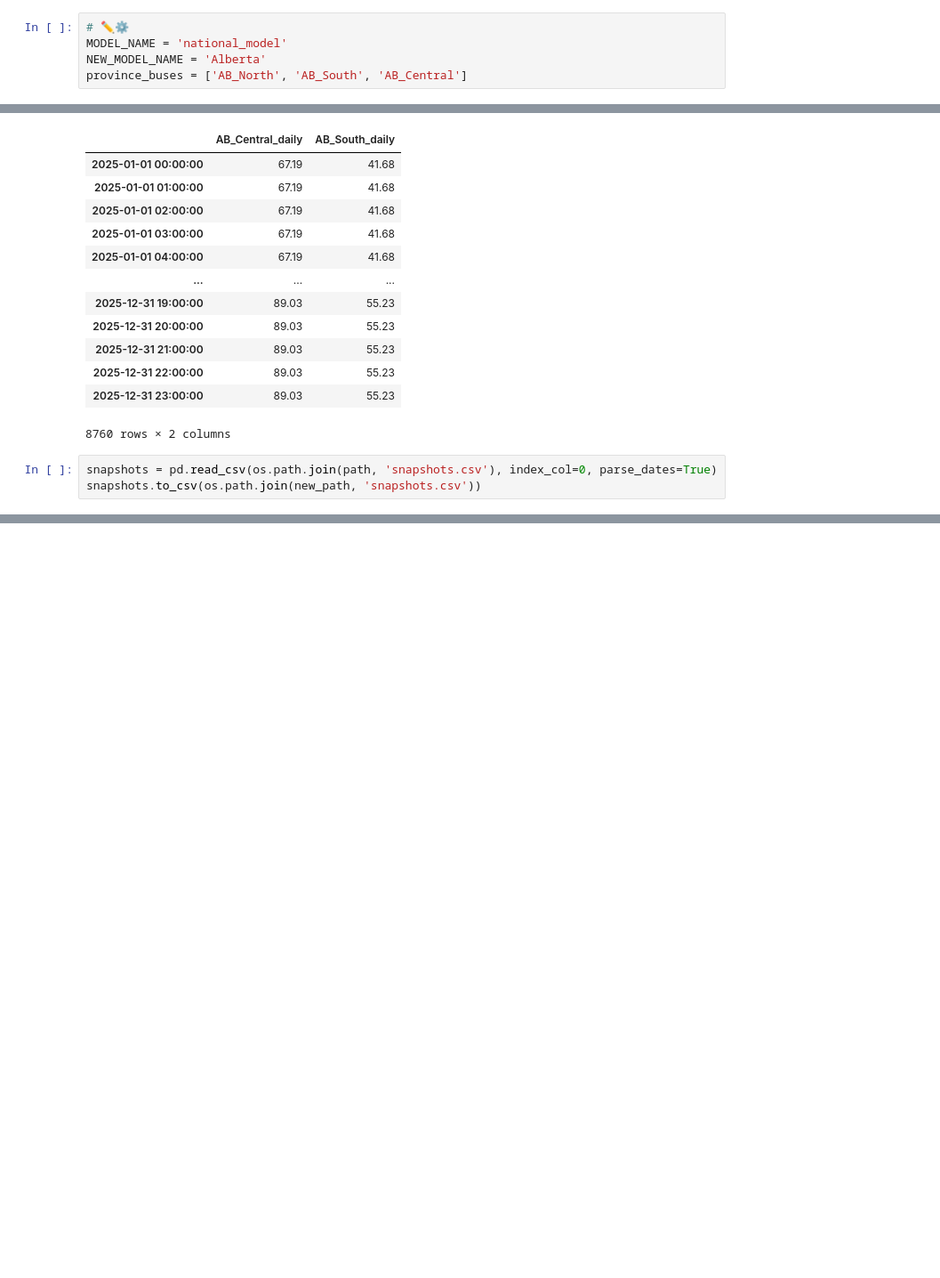
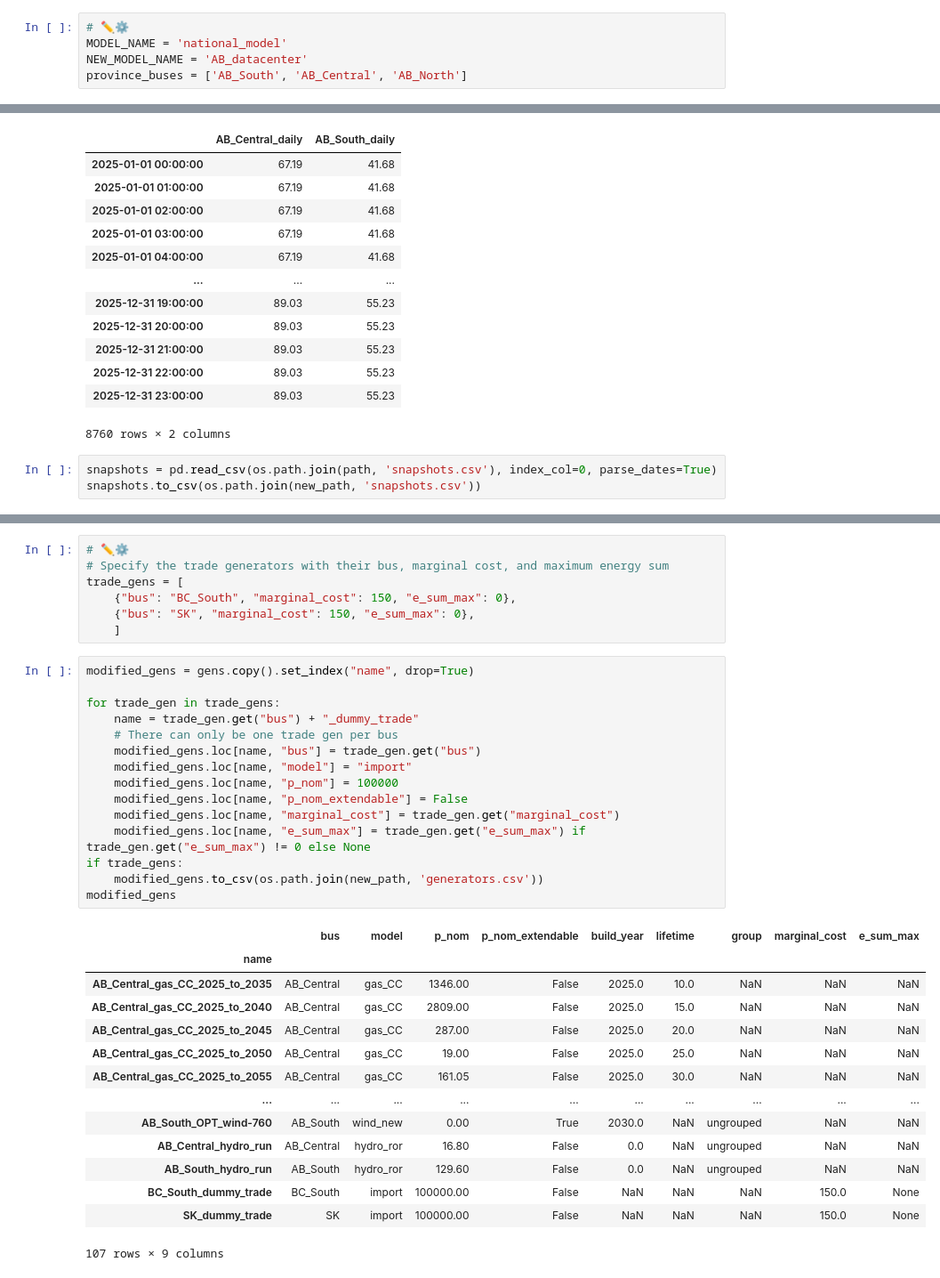
Before and after one commit to NRCan/pypsa-canada-national, a Jupyter notebook: 5 - Filter Model.ipynb, the cells around one changed output, grey strips where cells are left out. Shown at 89% size. Drawn from its saved outputs; the diff is of its cells as text; blank space fills up the shorter version.

Commit message:
Merged PR 1399: Dummy gens in external nodes
added cells to put dummy generators in other provinces when filtering model

```diff
--- a/5 - Filter Model.ipynb
+++ b/5 - Filter Model.ipynb
@@ -7,8 +7,8 @@ This script is an optional part of the workflow that copies the inputs from the
 # %%
 # ✏️⚙️
 MODEL_NAME = 'national_model'
-NEW_MODEL_NAME = 'Alberta'
-province_buses = ['AB_North', 'AB_South', 'AB_Central']
+NEW_MODEL_NAME = 'AB_datacenter'
+province_buses = ['AB_South', 'AB_Central', 'AB_North']
 # %%
 path = os.path.join(os.getcwd(), 'model', MODEL_NAME)
 new_path = os.path.join(os.getcwd(), 'model', NEW_MODEL_NAME)
@@ -149,0 +164,37 @@ snapshots.to_csv(os.path.join(new_path, 'snapshots.csv'))
+# %%
+# ✏️⚙️
+# Specify the trade generators with their bus, marginal cost, and maximum energy sum
+trade_gens = [
+    {"bus": "BC_South", "marginal_cost": 150, "e_sum_max": 0},
+    {"bus": "SK", "marginal_cost": 150, "e_sum_max": 0},
+    ]
+# %%
+modified_gens = gens.copy().set_index("name", drop=True)
+
+for trade_gen in trade_gens:
+    name = trade_gen.get("bus") + "_dummy_trade"
+    # There can only be one trade gen per bus
+    modified_gens.loc[name, "bus"] = trade_gen.get("bus")
+    modified_gens.loc[name, "model"] = "import"
+    modified_gens.loc[name, "p_nom"] = 100000
+    modified_gens.loc[name, "p_nom_extendable"] = False
+    modified_gens.loc[name, "marginal_cost"] = trade_gen.get("marginal_cost")
+    modified_gens.loc[name, "e_sum_max"] = trade_gen.get("e_sum_max") if trade_gen.get("e_sum_max") != 0 else None
+if trade_gens:
+    modified_gens.to_csv(os.path.join(new_path, 'generators.csv'))
+modified_gens
+# %% [output]
+|  | bus | model | p_nom | p_nom_extendable | build_year | lifetime | group | marginal_cost | e_sum_max |
+| name |  |  |  |  |  |  |  |  |  |
+| AB_Central_gas_CC_2025_to_2035 | AB_Central | gas_CC | 1346.00 | False | 2025.0 | 10.0 | NaN | NaN | NaN |
+| AB_Central_gas_CC_2025_to_2040 | AB_Central | gas_CC | 2809.00 | False | 2025.0 | 15.0 | NaN | NaN | NaN |
+| AB_Central_gas_CC_2025_to_2045 | AB_Central | gas_CC | 287.00 | False | 2025.0 | 20.0 | NaN | NaN | NaN |
+| AB_Central_gas_CC_2025_to_2050 | AB_Central | gas_CC | 19.00 | False | 2025.0 | 25.0 | NaN | NaN | NaN |
+| AB_Central_gas_CC_2025_to_2055 | AB_Central | gas_CC | 161.05 | False | 2025.0 | 30.0 | NaN | NaN | NaN |
+| ... | ... | ... | ... | ... | ... | ... | ... | ... | ... |
+| AB_South_OPT_wind-760 | AB_South | wind_new | 0.00 | True | 2030.0 | NaN | ungrouped | NaN | NaN |
+| AB_Central_hydro_run | AB_Central | hydro_ror | 16.80 | False | 0.0 | NaN | ungrouped | NaN | NaN |
+| AB_South_hydro_run | AB_South | hydro_ror | 129.60 | False | 0.0 | NaN | ungrouped | NaN | NaN |
+| BC_South_dummy_trade | BC_South | import | 100000.00 | False | NaN | NaN | NaN | 150.0 | None |
+| SK_dummy_trade | SK | import | 100000.00 | False | NaN | NaN | NaN | 150.0 | None |
+107 rows × 9 columns
```
Also changed, not shown: parts of 2 cells of this notebook, 1 other file.
